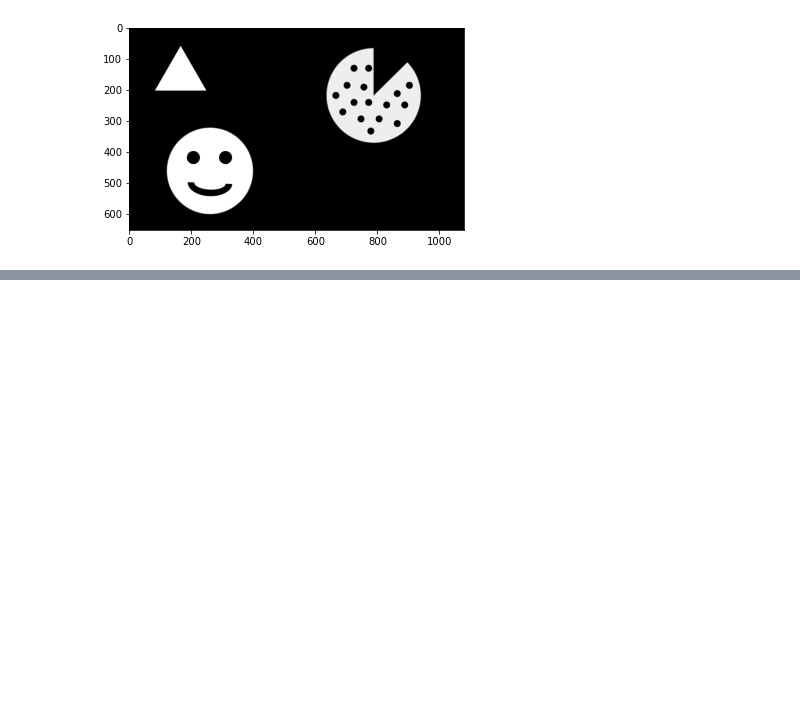
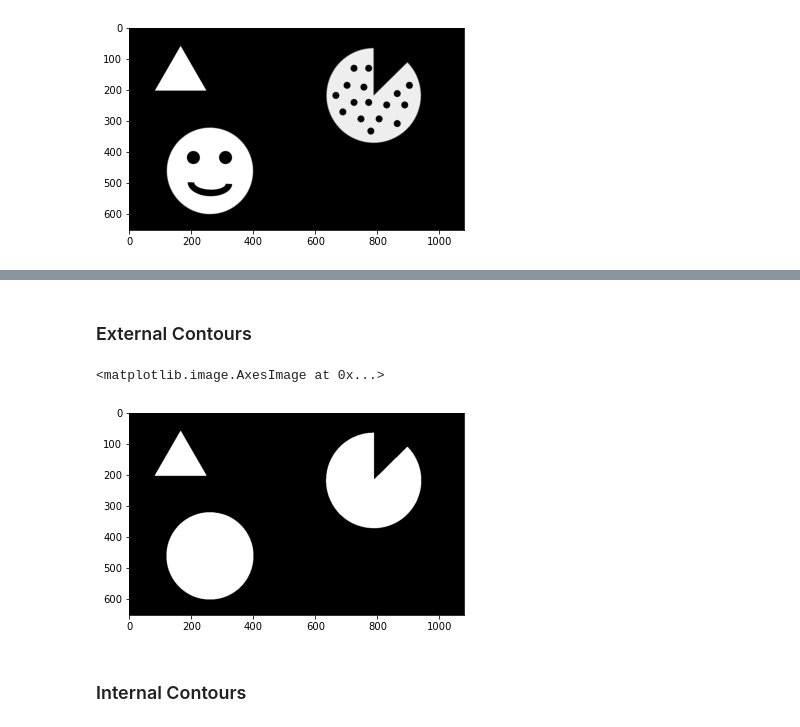
Before and after one commit to Zahed-Golabi/Computer-Vision, a Jupyter notebook: 5. Object Detection with Opencv/Contour Detection.ipynb, the cells around one changed output, grey strips where cells are left out. Saved outputs shown, nothing was run; the diff lists cells and outputs as text; code cells hidden in the pictures; blank space fills up the shorter version.

Commit message:
external contours

```diff
--- a/5. Object Detection with Opencv/Contour Detection.ipynb
+++ b/5. Object Detection with Opencv/Contour Detection.ipynb
@@ -23,0 +68,4 @@ plt.imshow(img, cmap="gray")
+# %% [markdown]
+### External Contours
+# %%
+external_contours = np.zeros(img.shape)
@@ -23,0 +79,7 @@ plt.imshow(img, cmap="gray")
+# %%
+plt.imshow(external_contours, cmap="gray")
+# %% [output]
+<matplotlib.image.AxesImage at 0x...>
+[figure, added]
+# %% [markdown]
+### Internal Contours
```
Also changed, not shown: parts of 12 cells of this notebook.
